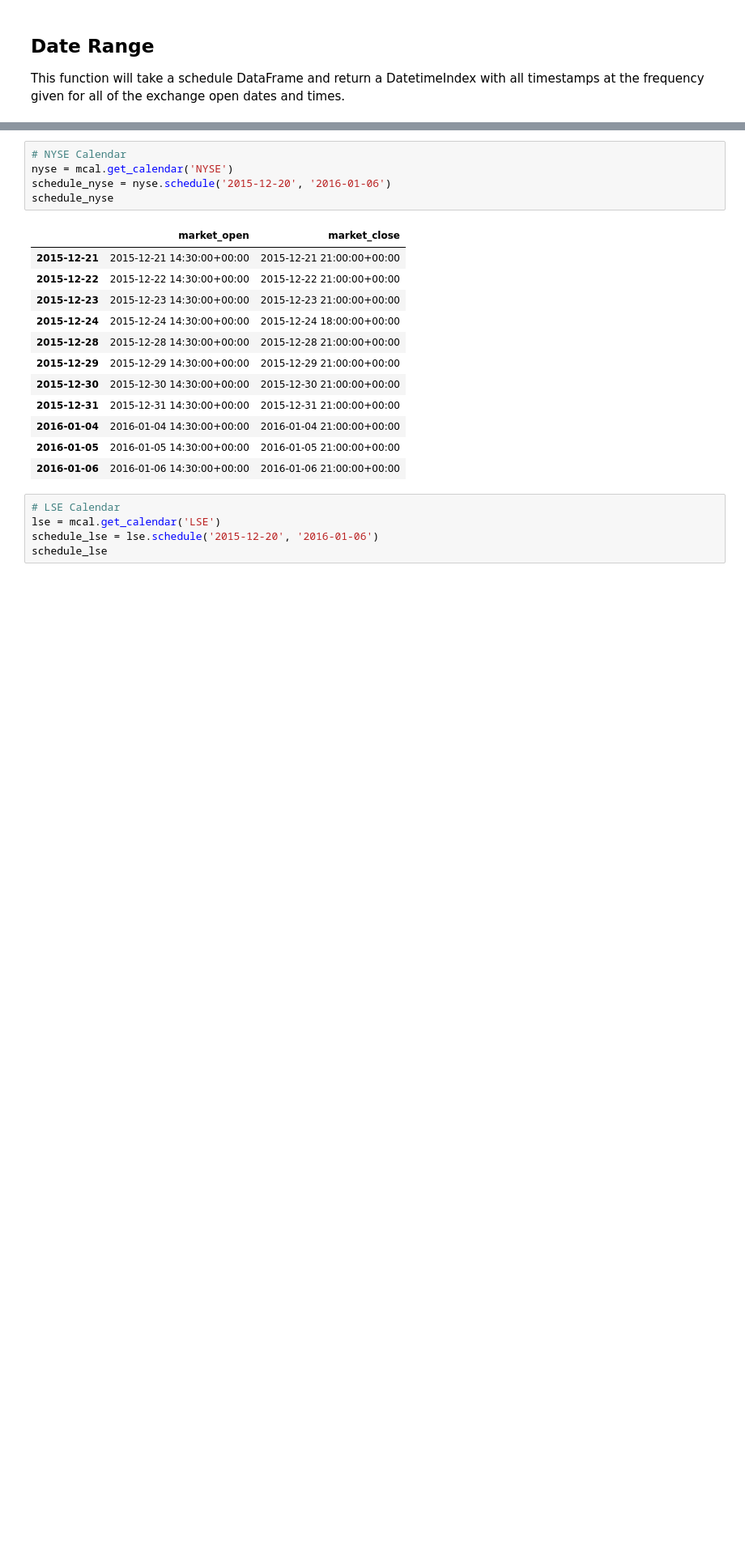
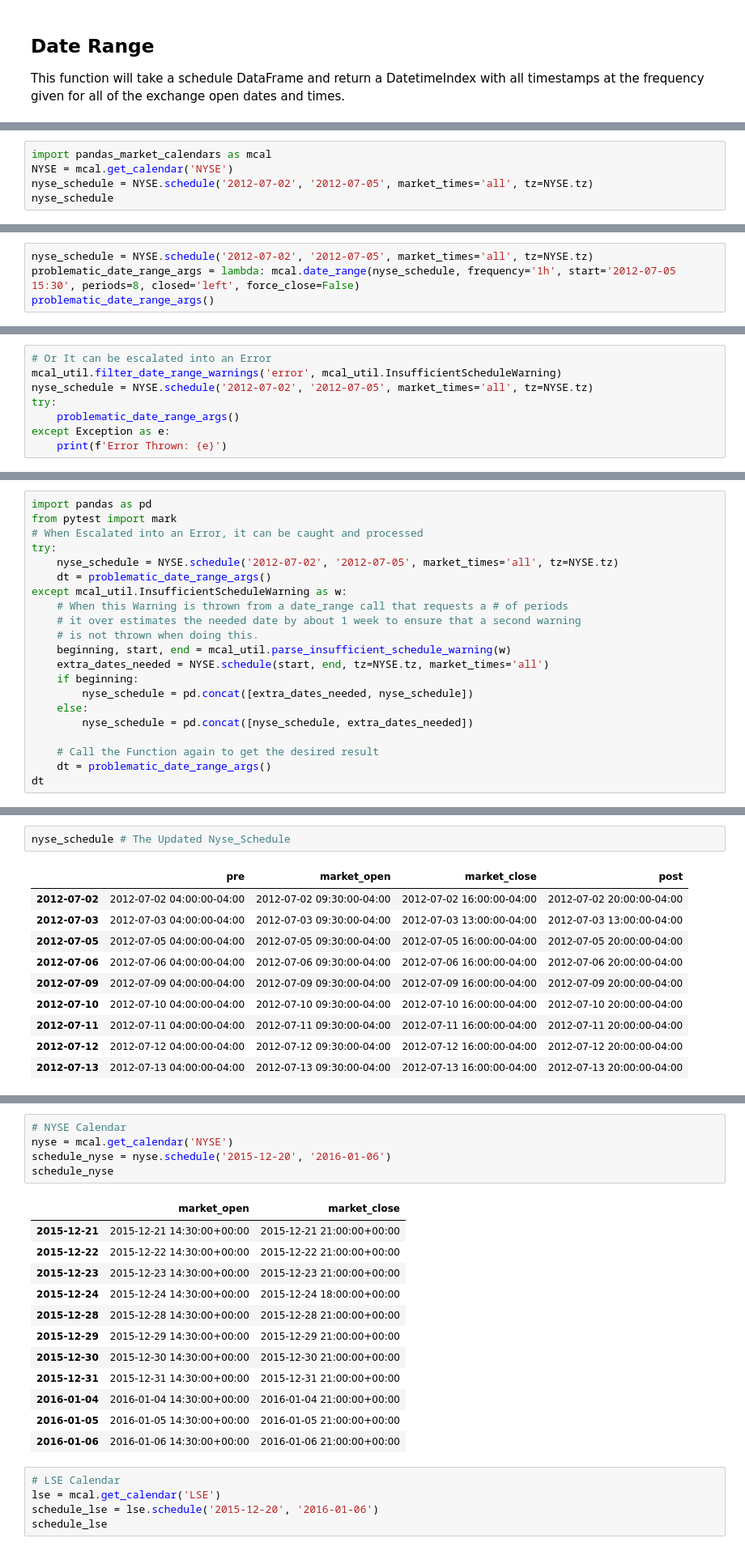
Before and after one commit to rsheftel/pandas_market_calendars, a Jupyter notebook: examples/usage.ipynb, the cells around one changed output, grey strips where cells are left out. Shown: that part at 81% size. Drawn from its saved outputs; the diff is of its cells as text; blank space fills up the shorter version.

```diff
--- a/examples/usage.ipynb
+++ b/examples/usage.ipynb
@@ -661,0 +738,5 @@ DatetimeIndex(['2012-07-02 14:30:00+00:00', '2012-07-02 15:30:00+00:00',
+# %%
+import pandas_market_calendars as mcal
+NYSE = mcal.get_calendar('NYSE')
+nyse_schedule = NYSE.schedule('2012-07-02', '2012-07-05', market_times='all', tz=NYSE.tz)
+nyse_schedule
@@ -661,0 +881,4 @@ DatetimeIndex(['2012-07-02 14:30:00+00:00', '2012-07-02 15:30:00+00:00',
+# %%
+nyse_schedule = NYSE.schedule('2012-07-02', '2012-07-05', market_times='all', tz=NYSE.tz)
+problematic_date_range_args = lambda: mcal.date_range(nyse_schedule, frequency='1h', start='2012-07-05 15:30', periods=8, closed='left', force_close=False)
+problematic_date_range_args()
@@ -661,0 +896,8 @@ DatetimeIndex(['2012-07-02 14:30:00+00:00', '2012-07-02 15:30:00+00:00',
+# %%
+# Or It can be escalated into an Error
+mcal_util.filter_date_range_warnings('error', mcal_util.InsufficientScheduleWarning)
+nyse_schedule = NYSE.schedule('2012-07-02', '2012-07-05', market_times='all', tz=NYSE.tz)
+try:
+    problematic_date_range_args()
+except Exception as e:
+    print(f'Error Thrown: {e}')
@@ -661,0 +906,21 @@ DatetimeIndex(['2012-07-02 14:30:00+00:00', '2012-07-02 15:30:00+00:00',
+# %%
+import pandas as pd
+from pytest import mark
+# When Escalated into an Error, it can be caught and processed
+try:
+    nyse_schedule = NYSE.schedule('2012-07-02', '2012-07-05', market_times='all', tz=NYSE.tz)
+    dt = problematic_date_range_args()
+except mcal_util.InsufficientScheduleWarning as w:
+    # When this Warning is thrown from a date_range call that requests a # of periods
+    # it over estimates the needed date by about 1 week to ensure that a second warning
+    # is not thrown when doing this.
+    beginning, start, end = mcal_util.parse_insufficient_schedule_warning(w)
+    extra_dates_needed = NYSE.schedule(start, end, tz=NYSE.tz, market_times='all')
+    if beginning:
+        nyse_schedule = pd.concat([extra_dates_needed, nyse_schedule])
+    else:
+        nyse_schedule = pd.concat([nyse_schedule, extra_dates_needed])
+
+    # Call the Function again to get the desired result
+    dt = problematic_date_range_args()
+dt
@@ -661,0 +933,13 @@ DatetimeIndex(['2012-07-02 14:30:00+00:00', '2012-07-02 15:30:00+00:00',
+# %%
+nyse_schedule # The Updated Nyse_Schedule
+# %% [output]
+|  | pre | market_open | market_close | post |
+| 2012-07-02 | 2012-07-02 04:00:00-04:00 | 2012-07-02 09:30:00-04:00 | 2012-07-02 16:00:00-04:00 | 2012-07-02 20:00:00-04:00 |
+| 2012-07-03 | 2012-07-03 04:00:00-04:00 | 2012-07-03 09:30:00-04:00 | 2012-07-03 13:00:00-04:00 | 2012-07-03 13:00:00-04:00 |
+| 2012-07-05 | 2012-07-05 04:00:00-04:00 | 2012-07-05 09:30:00-04:00 | 2012-07-05 16:00:00-04:00 | 2012-07-05 20:00:00-04:00 |
+| 2012-07-06 | 2012-07-06 04:00:00-04:00 | 2012-07-06 09:30:00-04:00 | 2012-07-06 16:00:00-04:00 | 2012-07-06 20:00:00-04:00 |
+| 2012-07-09 | 2012-07-09 04:00:00-04:00 | 2012-07-09 09:30:00-04:00 | 2012-07-09 16:00:00-04:00 | 2012-07-09 20:00:00-04:00 |
+| 2012-07-10 | 2012-07-10 04:00:00-04:00 | 2012-07-10 09:30:00-04:00 | 2012-07-10 16:00:00-04:00 | 2012-07-10 20:00:00-04:00 |
+| 2012-07-11 | 2012-07-11 04:00:00-04:00 | 2012-07-11 09:30:00-04:00 | 2012-07-11 16:00:00-04:00 | 2012-07-11 20:00:00-04:00 |
+| 2012-07-12 | 2012-07-12 04:00:00-04:00 | 2012-07-12 09:30:00-04:00 | 2012-07-12 16:00:00-04:00 | 2012-07-12 20:00:00-04:00 |
+| 2012-07-13 | 2012-07-13 04:00:00-04:00 | 2012-07-13 09:30:00-04:00 | 2012-07-13 16:00:00-04:00 | 2012-07-13 20:00:00-04:00 |
```
Also changed, not shown: parts of 45 cells of this notebook.
